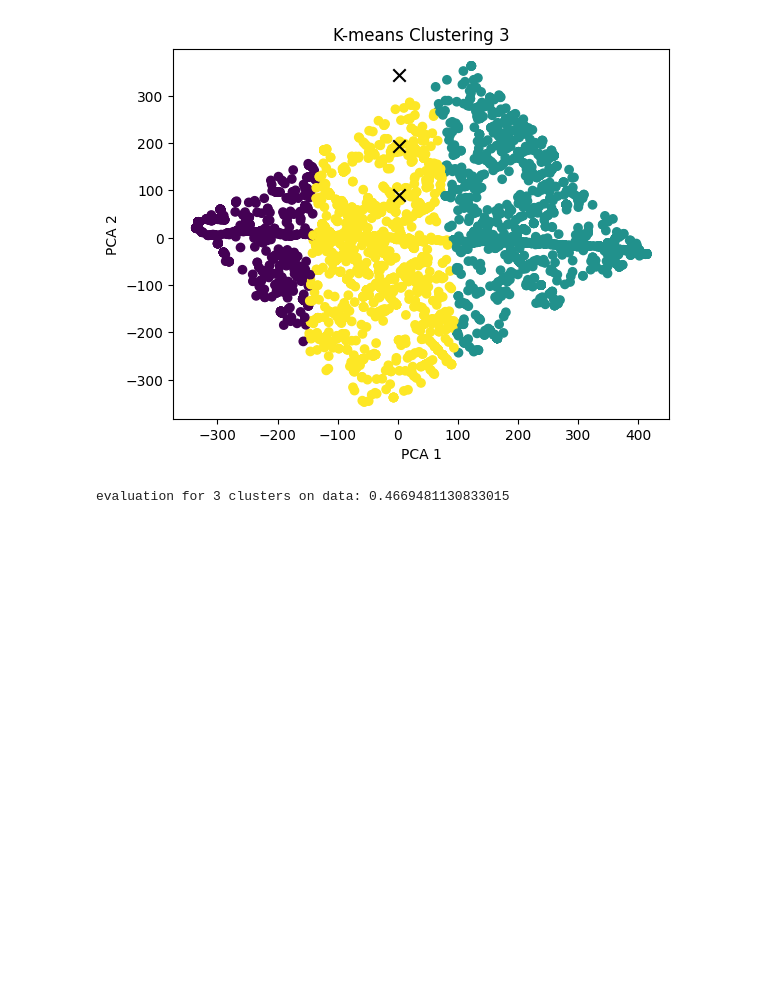
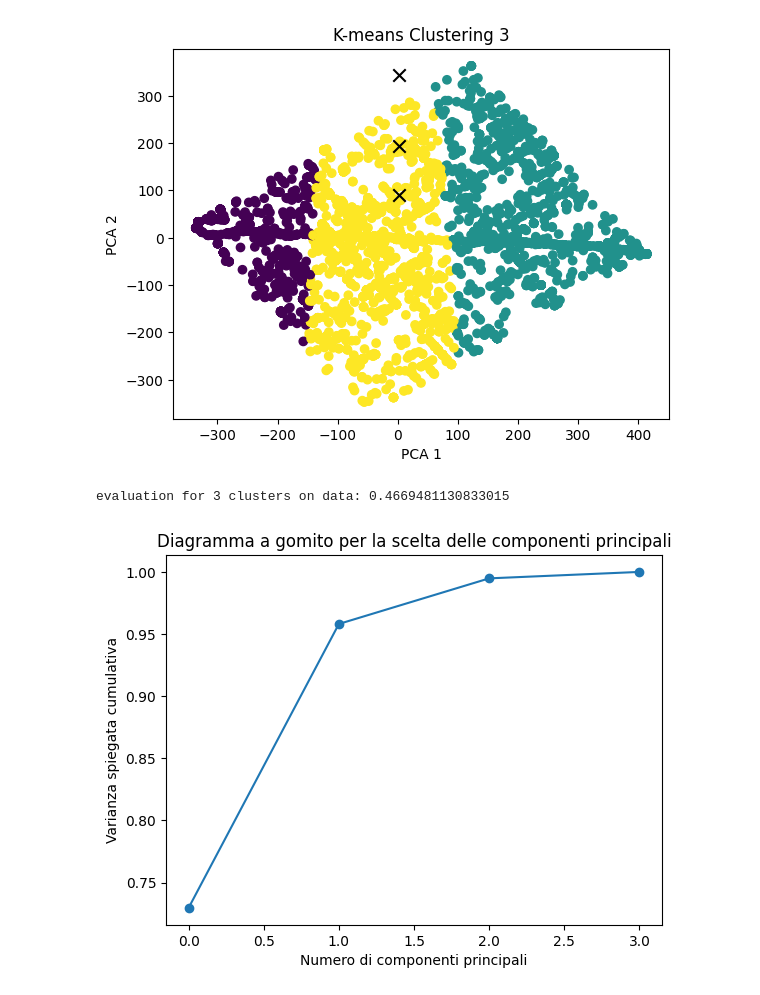
Before and after one commit to exdsgift/IPC-MideastAnalytics, a Jupyter notebook: modeling.ipynb, the cells around one changed output. Saved outputs shown, nothing was run; the diff lists cells and outputs as text; code cells hidden in the pictures; blank space fills up the shorter version.

```diff
--- a/modeling.ipynb
+++ b/modeling.ipynb
@@ -223,3 +231,33 @@ from sklearn.metrics import silhouette_score
 print("evaluation for 3 clusters on data:", silhouette_score(mydata, kmeans_3.labels_))
 # %% [output]
 evaluation for 3 clusters on data: 0.4669481130833015
+# %%
+import numpy as np
+import matplotlib.pyplot as plt
+from sklearn.decomposition import PCA
+from sklearn.datasets import load_iris
+from sklearn.preprocessing import StandardScaler
+
+# Carica il dataset Iris come esempio
+data = load_iris()
+X = data.data
+y = data.target
+
+# Standardizza i dati (importante per la PCA)
+X_standardized = StandardScaler().fit_transform(X)
+
+# Inizializza il modello PCA e addestralo sui dati standardizzati
+pca = PCA()
+principal_components = pca.fit_transform(X_standardized)
+
+# Visualizza la varianza spiegata cumulativa
+explained_variance_ratio = np.cumsum(pca.explained_variance_ratio_)
+
+# Visualizza il diagramma a gomito per aiutare a scegliere il numero di componenti principali
+plt.plot(explained_variance_ratio, marker='o')
+plt.xlabel('Numero di componenti principali')
+plt.ylabel('Varianza spiegata cumulativa')
+plt.title('Diagramma a gomito per la scelta delle componenti principali')
+plt.show()
+# %% [output]
+[figure, added]
```
Also changed, not shown: parts of 5 cells of this notebook, 1 other file.
